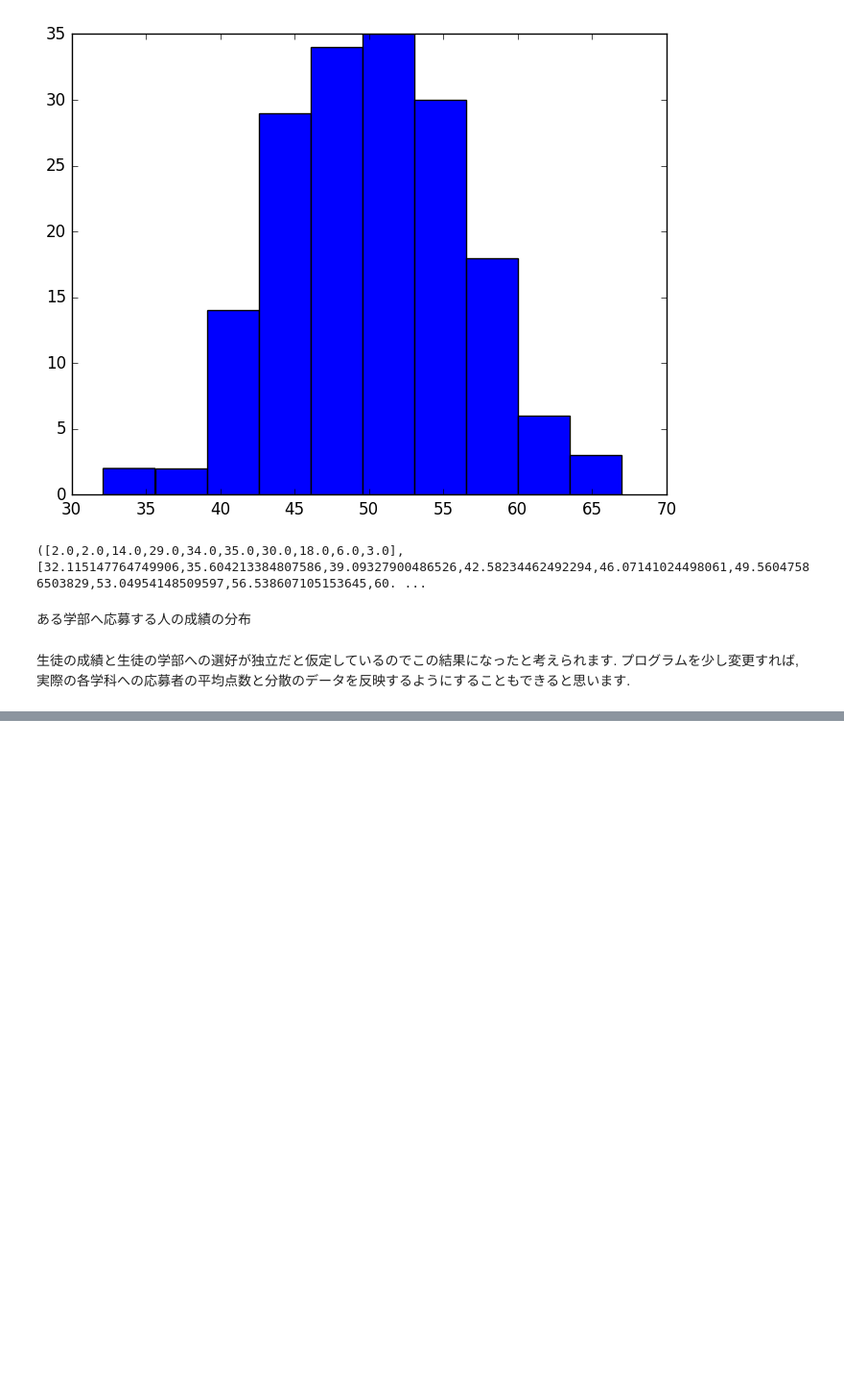
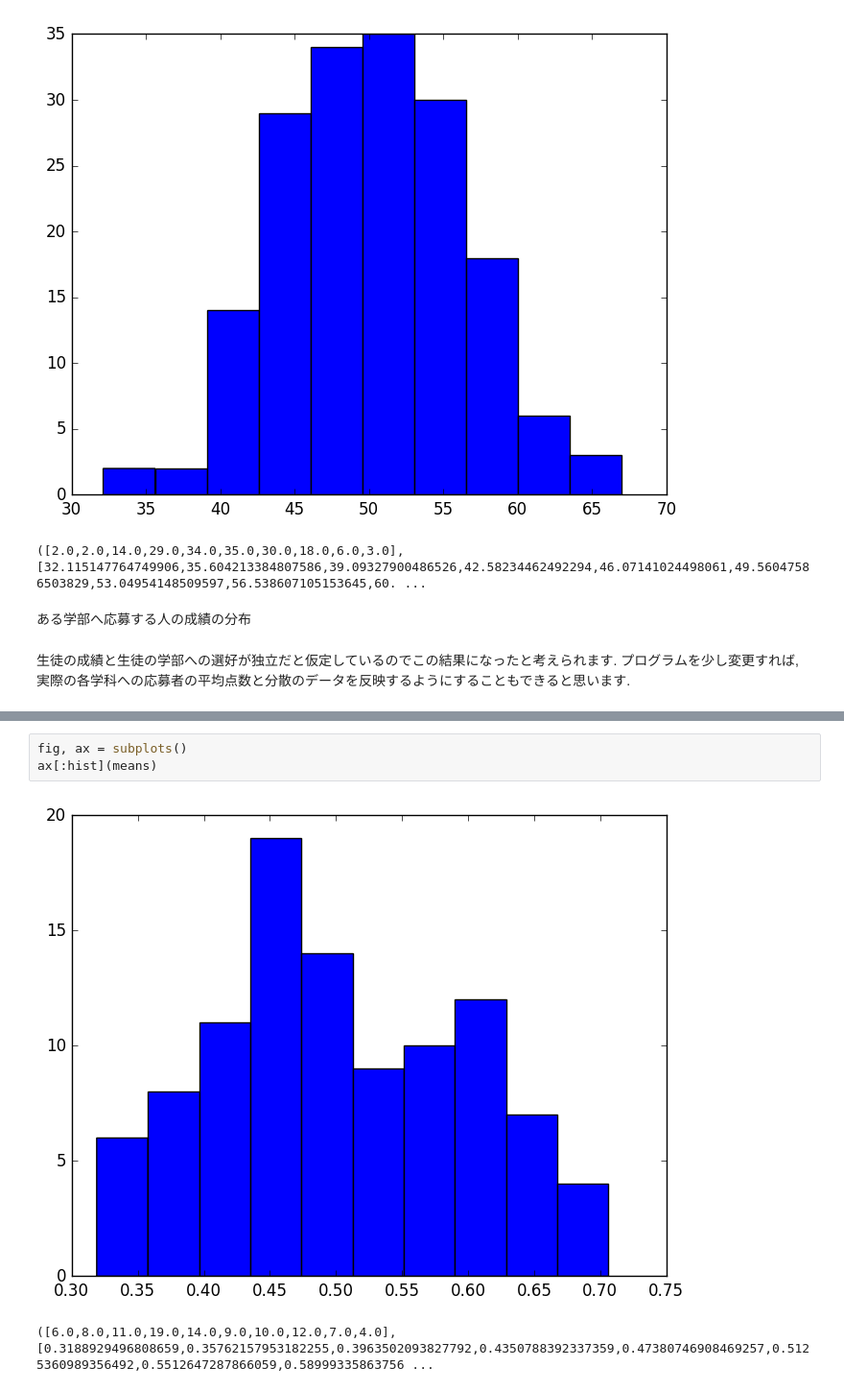
Before and after one commit to nswa17/-, a Jupyter notebook: demo.ipynb, the cells around one changed output, grey strips where cells are left out. Shown: that part at 96% size. Saved outputs shown, nothing was run; the diff lists cells and outputs as text; blank space fills up the shorter version.

```diff
--- a/demo.ipynb
+++ b/demo.ipynb
@@ -79,0 +132,6 @@ ax[:hist](map(s -> s.score, filter(s -> s.prefs[1] == 6, students_list)))
+# %%
+fig, ax = subplots()
+ax[:hist](means)
+# %% [output]
+[figure, added]
+([6.0,8.0,11.0,19.0,14.0,9.0,10.0,12.0,7.0,4.0],[0.3188929496808659,0.35762157953182255,0.3963502093827792,0.4350788392337359,0.47380746908469257,0.5125360989356492,0.5512647287866059,0.58999335863756 ...
```
Also changed, not shown: parts of 7 cells of this notebook, 1 other file.
